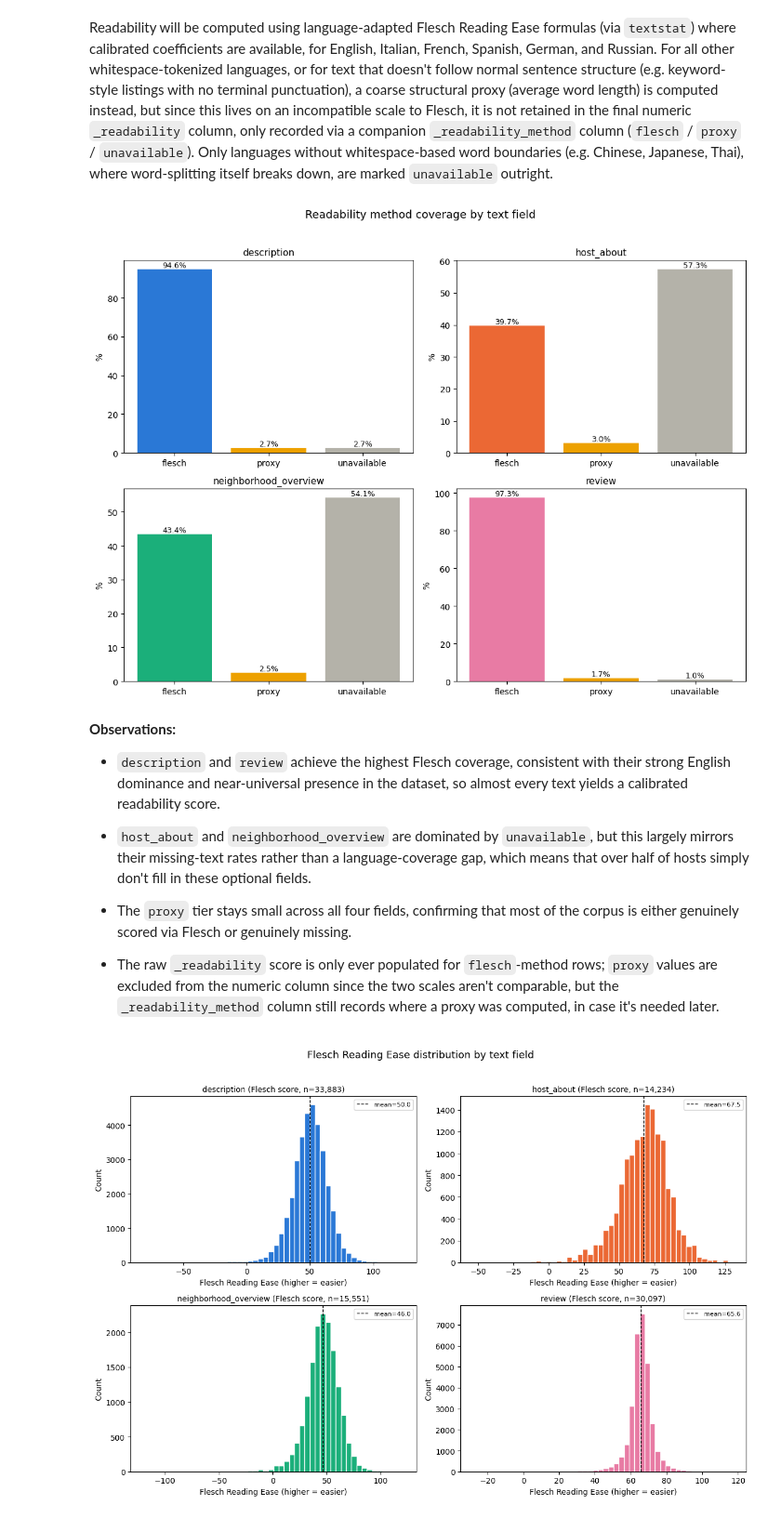
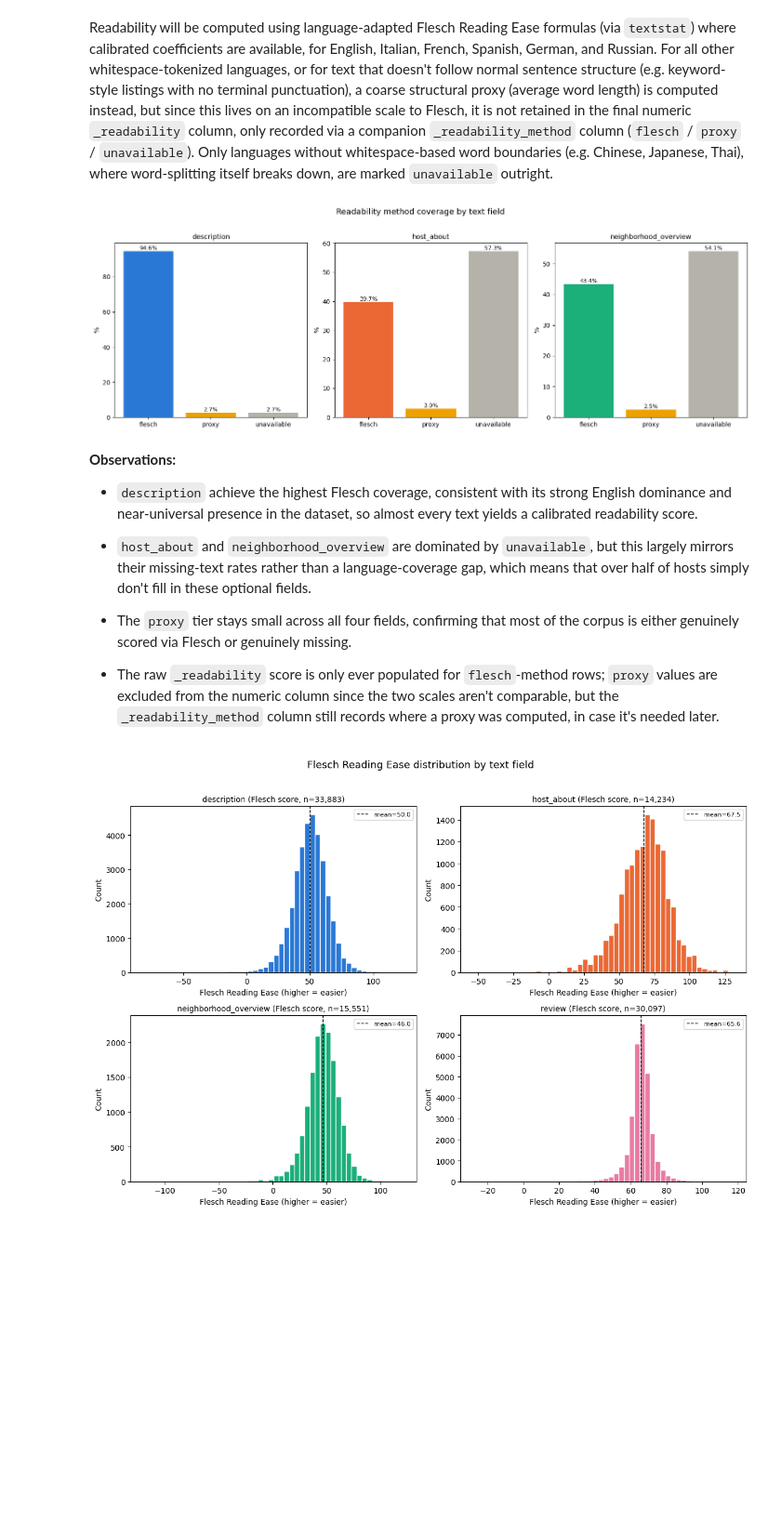
Before and after one commit to pln6/airbnb-market-segmentation-analysis, a Jupyter notebook: notebooks/02_feature_engineering.ipynb, the cells around one changed output. Shown at 93% size. Saved outputs shown, nothing was run; the diff lists cells and outputs as text; code cells hidden in the pictures; blank space fills up the shorter version.

```diff
--- a/notebooks/02_feature_engineering.ipynb
+++ b/notebooks/02_feature_engineering.ipynb
@@ -1260,75 +1260,34 @@ def compute_readability(text, lang):
     # proxy method is recorded, but the score itself is not computed
     return np.nan, 'proxy'
 # %%
-# listing text fields
-lang_field_map = {
-    'description_cleaned': 'description_lang',
-    'host_about_cleaned': 'host_about_lang',
-    'neighborhood_overview_cleaned': 'neighborhood_overview_lang'
-}
-
-for text_col, lang_col in lang_field_map.items():
-    prefix = text_col.replace('_cleaned', '')
-    results = [compute_readability(t, l) for t, l in zip(listings_clean[text_col], listings_clean[lang_col])]
-    listings_clean[f'{prefix}_readability'] = [r[0] for r in results]
-    listings_clean[f'{prefix}_readability_method'] = [r[1] for r in results]
-
-# reviews aggregated to listing level
-substantive_mask = reviews_clean['is_substantive_review'] == 1
-
-review_results = [
-    compute_readability(t, l) for t, l in zip(
-        reviews_clean.loc[substantive_mask, 'comments_clean'],
-        reviews_clean.loc[substantive_mask, 'review_lang']
-    )
-]
-
-review_readability_df = pd.DataFrame({
-    'listing_id': reviews_clean.loc[substantive_mask, 'listing_id'].values,
-    'readability': [r[0] for r in review_results],
-    'method': [r[1] for r in review_results]
-})
-
-review_readability_agg = review_readability_df.groupby('listing_id').agg(
-    review_readability=('readability', 'mean'),
-)
-
-existing_cols = [c for c in review_readability_agg.columns if c in listings_clean.columns]
-if existing_cols:
-    listings_clean = listings_clean.drop(columns=existing_cols)
-
-listings_clean = listings_clean.merge(review_readability_agg, left_on='id', right_index=True, how='left')
-
 # visualization
 readability_method_cols = {
     'description': 'description_readability_method',
     'host_about': 'host_about_readability_method',
     'neighborhood_overview': 'neighborhood_overview_readability_method',
-    'review': 'review_readability_method'
 }
 colors = {'description': '#2a78d6', 'host_about': '#eb6834', 'neighborhood_overview': '#1baf7a', 'review': '#e87ba4'}
 
-fig, axes = plt.subplots(2, 2, figsize=(11, 8))
-axes = axes.flatten()
+fig, axes = plt.subplots(1, 3, figsize=(15, 5))
 
 for ax, (field, method_col) in zip(axes, readability_method_cols.items()):
     pct = listings_clean[method_col].value_counts(normalize=True).mul(100).round(1)
     pct = pct.reindex(['flesch', 'proxy', 'unavailable']).fillna(0)
     ax.bar(pct.index, pct.values, color=[colors[field], '#eda100', '#b4b2a9'])
     ax.set_title(field, fontsize=11)
     ax.set_ylabel('%')
     for i, v in enumerate(pct.values):
         ax.text(i, v, f'{v}%', ha='center', va='bottom', fontsize=9)
 
 plt.suptitle('Readability method coverage by text field', fontsize=13, y=1.02)
 plt.tight_layout()
 plt.show()
 # %% [output]
-[figure, old version]
+[figure, new version]
 # %% [markdown]
 **Observations:**
 
-- `description` and `review` achieve the highest Flesch coverage, consistent with their strong English dominance and near-universal presence in the dataset, so almost every text yields a calibrated readability score.
+- `description` achieve the highest Flesch coverage, consistent with its strong English dominance and near-universal presence in the dataset, so almost every text yields a calibrated readability score.
 
 - `host_about` and `neighborhood_overview` are dominated by `unavailable`, but this largely mirrors their missing-text rates rather than a language-coverage gap, which means that over half of hosts simply don't fill in these optional fields.
 
```
Also changed, not shown: parts of 22 cells of this notebook.
